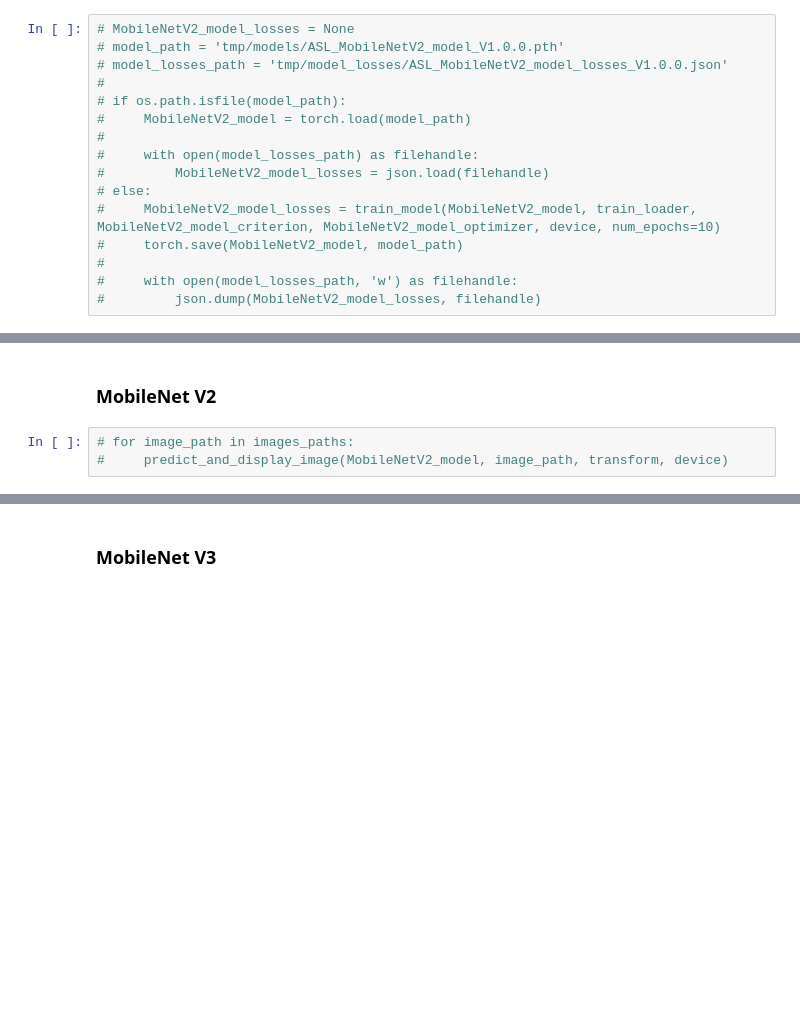
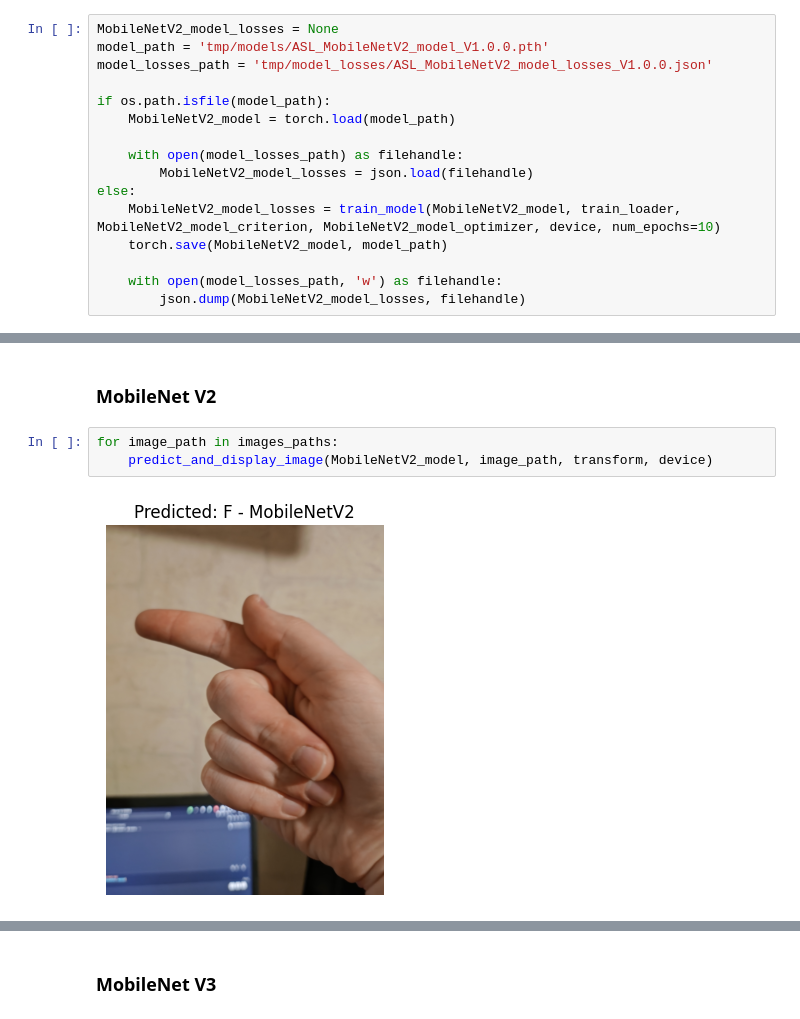
Before and after one commit to rbrauner/uekat-master-degree-studies-thesis, a Jupyter notebook: model/thesis.ipynb, the cells around one changed output, grey strips where cells are left out. Cells and saved outputs as stored; diff of their text form; blank space fills up the shorter version.

```diff
--- a/model/thesis.ipynb
+++ b/model/thesis.ipynb
@@ -533,18 +565,18 @@ GoogleNet_model_losses
 # %% [markdown]
 ### MobileNet V2
 # %%
-# MobileNetV2_model_losses = None
-# model_path = 'tmp/models/ASL_MobileNetV2_model_V1.0.0.pth'
-# model_losses_path = 'tmp/model_losses/ASL_MobileNetV2_model_losses_V1.0.0.json'
-#
-# if os.path.isfile(model_path):
-#     MobileNetV2_model = torch.load(model_path)
-#
-#     with open(model_losses_path) as filehandle:
-#         MobileNetV2_model_losses = json.load(filehandle)
-# else:
-#     MobileNetV2_model_losses = train_model(MobileNetV2_model, train_loader, MobileNetV2_model_criterion, MobileNetV2_model_optimizer, device, num_epochs=10)
-#     torch.save(MobileNetV2_model, model_path)
-#
-#     with open(model_losses_path, 'w') as filehandle:
-#         json.dump(MobileNetV2_model_losses, filehandle)
+MobileNetV2_model_losses = None
+model_path = 'tmp/models/ASL_MobileNetV2_model_V1.0.0.pth'
+model_losses_path = 'tmp/model_losses/ASL_MobileNetV2_model_losses_V1.0.0.json'
+
+if os.path.isfile(model_path):
+    MobileNetV2_model = torch.load(model_path)
+
+    with open(model_losses_path) as filehandle:
+        MobileNetV2_model_losses = json.load(filehandle)
+else:
+    MobileNetV2_model_losses = train_model(MobileNetV2_model, train_loader, MobileNetV2_model_criterion, MobileNetV2_model_optimizer, device, num_epochs=10)
+    torch.save(MobileNetV2_model, model_path)
+
+    with open(model_losses_path, 'w') as filehandle:
+        json.dump(MobileNetV2_model_losses, filehandle)
@@ -948,5 +1008,7 @@ for image_path in images_paths:
 # %% [markdown]
 ### MobileNet V2
 # %%
-# for image_path in images_paths:
-#     predict_and_display_image(MobileNetV2_model, image_path, transform, device)
+for image_path in images_paths:
+    predict_and_display_image(MobileNetV2_model, image_path, transform, device)
+# %% [output]
+[figure, added]
```
Also changed, not shown: parts of 27 cells of this notebook.
